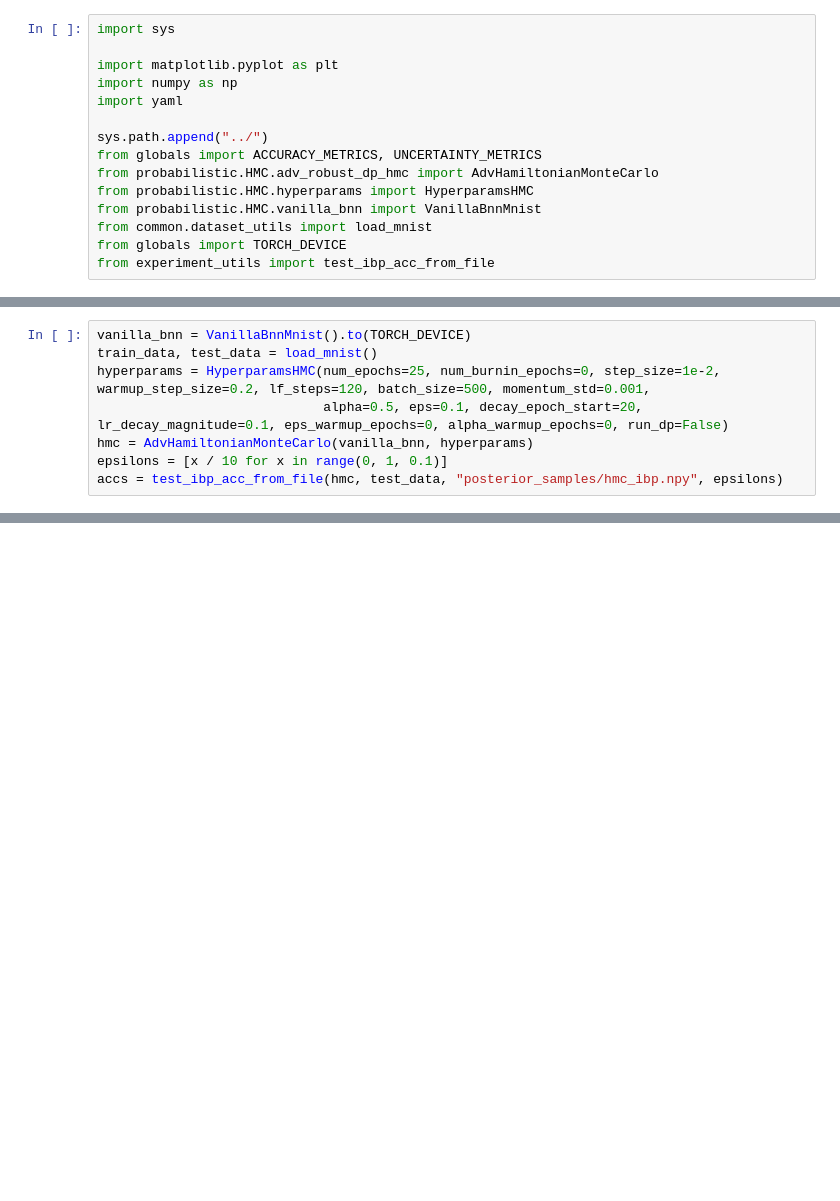
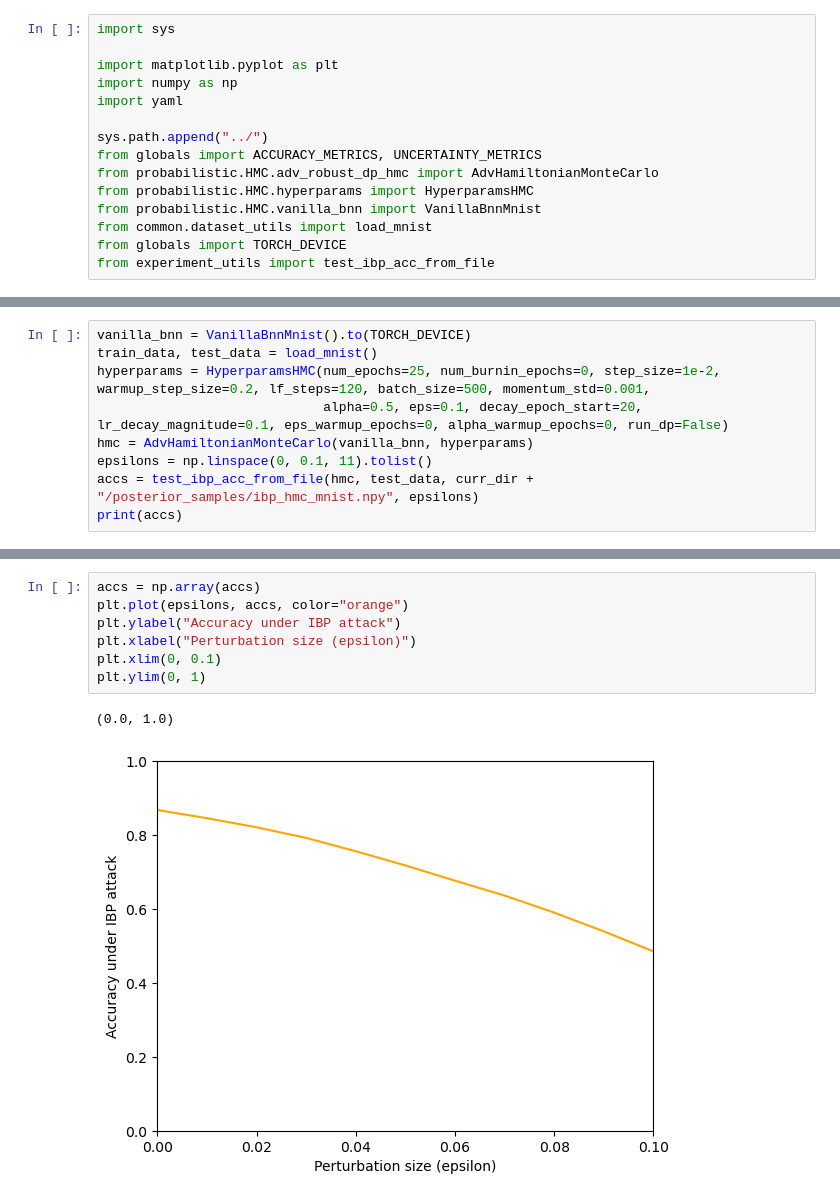
Before and after one commit to Mihneaghitu/RobustnessPrivacyTradeoffInBNNs, a Jupyter notebook: experiments/plots.ipynb, the cells around one changed output, grey strips where cells are left out. Saved outputs shown, nothing was run; the diff lists cells and outputs as text; blank space fills up the shorter version.

```diff
--- a/experiments/plots.ipynb
+++ b/experiments/plots.ipynb
@@ -57,5 +66,6 @@ train_data, test_data = load_mnist()
 hyperparams = HyperparamsHMC(num_epochs=25, num_burnin_epochs=0, step_size=1e-2, warmup_step_size=0.2, lf_steps=120, batch_size=500, momentum_std=0.001,
                              alpha=0.5, eps=0.1, decay_epoch_start=20, lr_decay_magnitude=0.1, eps_warmup_epochs=0, alpha_warmup_epochs=0, run_dp=False)
 hmc = AdvHamiltonianMonteCarlo(vanilla_bnn, hyperparams)
-epsilons = [x / 10 for x in range(0, 1, 0.1)]
-accs = test_ibp_acc_from_file(hmc, test_data, "posterior_samples/hmc_ibp.npy", epsilons)
+epsilons = np.linspace(0, 0.1, 11).tolist()
+accs = test_ibp_acc_from_file(hmc, test_data, curr_dir + "/posterior_samples/ibp_hmc_mnist.npy", epsilons)
+print(accs)
@@ -61,0 +90,10 @@ accs = test_ibp_acc_from_file(hmc, test_data, "posterior_samples/hmc_ibp.npy", e
+# %%
+accs = np.array(accs)
+plt.plot(epsilons, accs, color="orange")
+plt.ylabel("Accuracy under IBP attack")
+plt.xlabel("Perturbation size (epsilon)")
+plt.xlim(0, 0.1)
+plt.ylim(0, 1)
+# %% [output]
+(0.0, 1.0)
+[figure, added]
```
Also changed, not shown: parts of 6 cells of this notebook, 7 other files.
